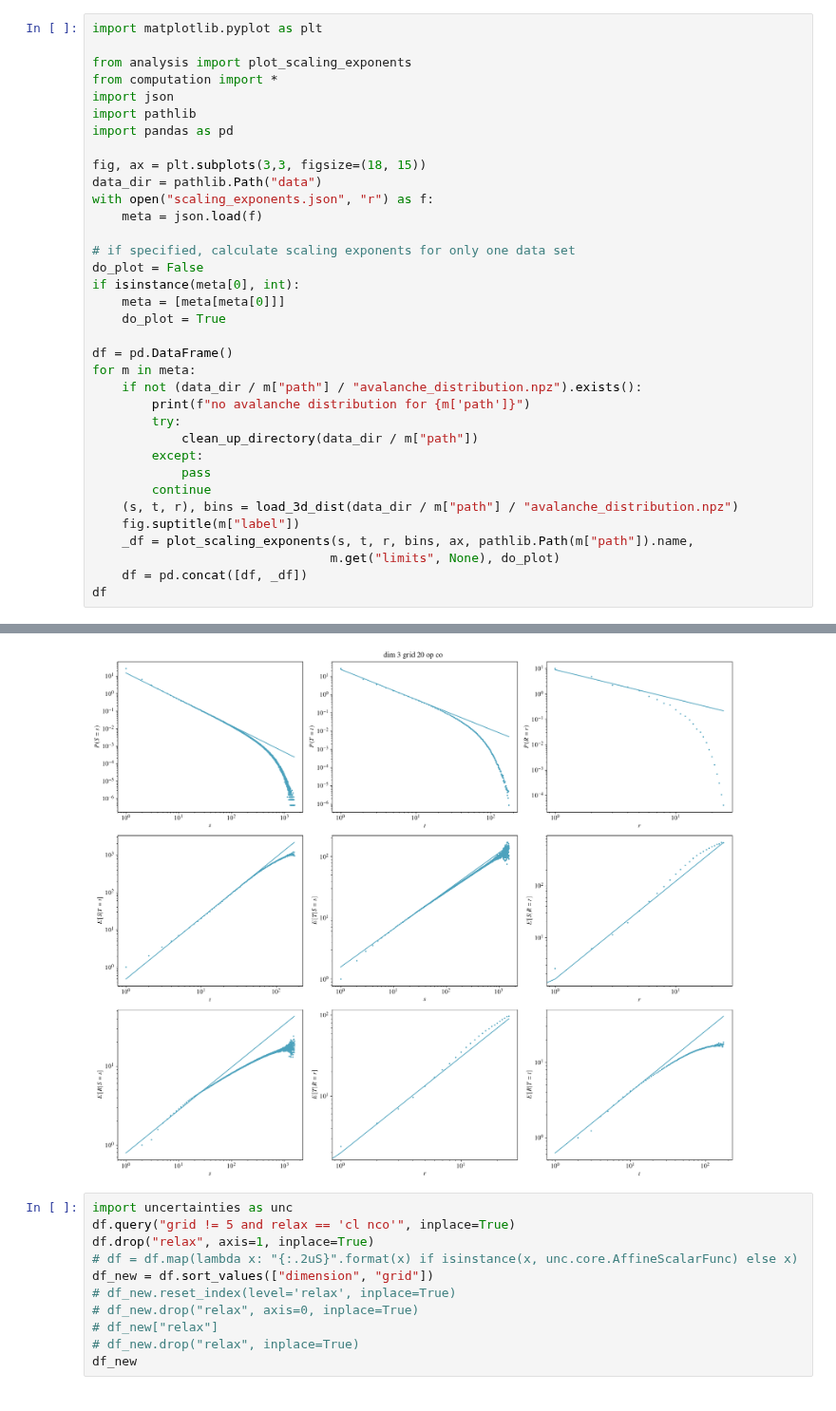
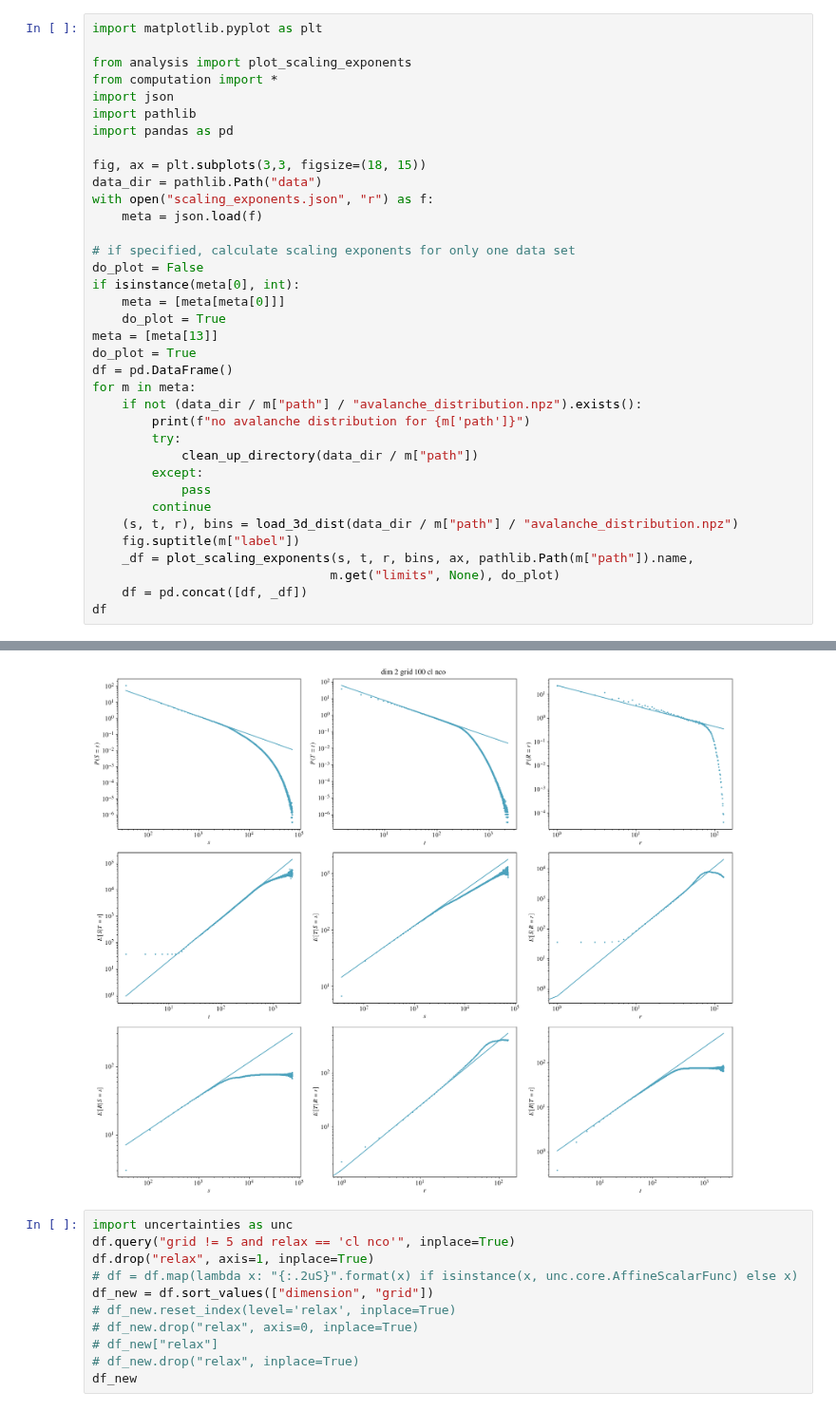
Before and after one commit to GabrielRemi/Sandpile, a Jupyter notebook: Code/scaling_exponents.ipynb, the cells around one changed output, grey strips where cells are left out. Shown at 95% size. Saved outputs shown, nothing was run; the diff lists cells and outputs as text.

```diff
--- a/Code/scaling_exponents.ipynb
+++ b/Code/scaling_exponents.ipynb
@@ -17,7 +17,8 @@ do_plot = False
 if isinstance(meta[0], int):
     meta = [meta[meta[0]]]
     do_plot = True
-
+meta = [meta[13]]
+do_plot = True
 df = pd.DataFrame()
 for m in meta:
     if not (data_dir / m["path"] / "avalanche_distribution.npz").exists():
@@ -39,4 +40,4 @@ df
-[figure, old version]
+[figure, new version]
 # %%
 import uncertainties as unc
 df.query("grid != 5 and relax == 'cl nco'", inplace=True)
```
Also changed, not shown: parts of 1 cell of this notebook, 5 other files.
